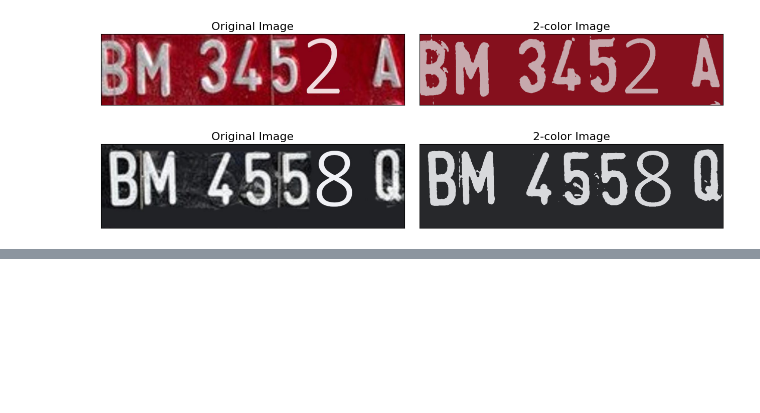
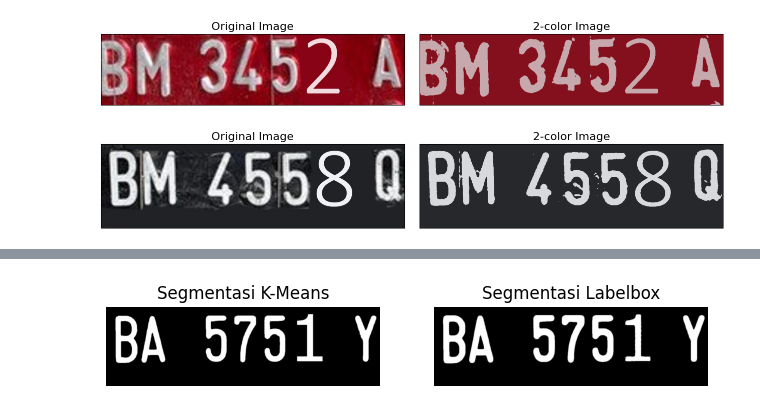
Before and after one commit to ulfiizza27/2141720052-Machine-Learning-2023, a Jupyter notebook: Week 8/UTS_26_UlfiMustatiqAbidatulIzza_MachineLearning.ipynb, the cells around one changed output, grey strips where cells are left out. Drawn from its saved outputs; the diff is of its cells as text; code cells hidden in the pictures; blank space fills up the shorter version.

```diff
--- a/Week 8/UTS_26_UlfiMustatiqAbidatulIzza_MachineLearning.ipynb
+++ b/Week 8/UTS_26_UlfiMustatiqAbidatulIzza_MachineLearning.ipynb
@@ -170,0 +346,91 @@ plt.show()
+# %%
+import cv2
+import numpy as np
+import os
+import matplotlib.pyplot as plt
+
+# Langkah 1: Hasil Segmentasi K-Means
+# Gantilah path dan nama gambar sesuai dengan gambar yang ingin Anda segmenkan
+
+# Path ke gambar
+folder_path = '/content/drive/MyDrive/MachineLearning/segmentasi_result/'
+
+reshaped_images = []
+# Loop melalui daftar file dan baca setiap gambar
+for filename in os.listdir(folder_path):
+    if filename.endswith(('.jpg', '.jpeg', '.png', '.bmp', '.gif')):  # Anda bisa menyesuaikan ekstensi yang diterima
+        # Gabungkan path folder dengan nama file
+        file_path = os.path.join(folder_path, filename)
+
+        # Baca gambar
+        img = cv2.imread(file_path)
+
+        if img is not None:
+            # Mendapatkan dimensi gambar
+            h, w, ch = img.shape
+
+            # Reshape gambar
+            data = img / 255.0
+            data = data.reshape(h * w, ch)
+
+            # Menambahkan gambar yang sudah direshape ke dalam list
+            reshaped_images.append(data)
+
+            # Inisiasi obyek KMeans
+            cl_kmeans = KMeans(n_clusters=2, random_state=0, n_init=10)
+
+            # Fit dan predict model
+            y_kmeans = cl_kmeans.fit_predict(data)
+
+            centers = cl_kmeans.cluster_centers_
+
+            # Ganti warna gambar asli dengan warna yang dihasilkan oleh K-Means Clustering
+            new_img = (centers[y_kmeans] * 255.0).reshape((h, w, ch)).astype(np.uint8)
+
+            # Langkah 2: Hasil Segmentasi Labelbox
+            # Direktori tempat Anda menyimpan hasil segmentasi dari Labelbox
+            output_directory = '/content/drive/MyDrive/MachineLearning/UTS/RESULT GROUND TRUTH/'
+
+            # Daftar nama file hasil segmentasi Labelbox
+            labelbox_files = os.listdir(output_directory)
+
+            # Inisialisasi variabel untuk menghitung jumlah pixel yang cocok
+            matching_pixels = 0
+            total_pixels = 0
+            segmentations = []
+
+            # Loop melalui hasil segmentasi Labelbox
+            for idx, labelbox_file in enumerate(labelbox_files):
+                labelbox_segmentation = cv2.imread(os.path.join(output_directory, labelbox_file))
+
+                if labelbox_segmentation is not None:
+                    # Pastikan ukuran kedua gambar sama
+                    if new_img.shape == labelbox_segmentation.shape:
+                        # Bandingkan pixel demi pixel
+                        comparison = (new_img == labelbox_segmentation).all(axis=2)
+                        matching_pixels += comparison.sum()
+                        total_pixels += comparison.size
+                        segmentations.append(labelbox_segmentation)
+
+            # Tampilkan perbandingan antara hasil segmentasi K-Means dan Labelbox
+            plt.figure(figsize=(12, 6))
+            plt.subplot(1, 3, 1)
+            plt.imshow(cv2.cvtColor(new_img, cv2.COLOR_BGR2RGB))
+            plt.title("Segmentasi K-Means")
+            plt.axis('off')
+
+            for idx, labelbox_segmentation in enumerate(segmentations):
+                plt.subplot(1, 3, idx + 2)
+                plt.imshow(cv2.cvtColor(labelbox_segmentation, cv2.COLOR_BGR2RGB))
+                plt.title(f"Segmentasi Labelbox")
+                plt.axis('off')
+
+            plt.show()
+
+            # Hitung akurasi
+            accuracy = (matching_pixels / total_pixels) * 100
+            print(f'Akurasi: {accuracy:.2f}%')
+        else:
+            print(f'Gagal membaca gambar Labelbox pada file ke-{idx + 1} ({filename})')
+# %% [output]
+[figure, added]
```
Also changed, not shown: parts of 10 cells of this notebook.
